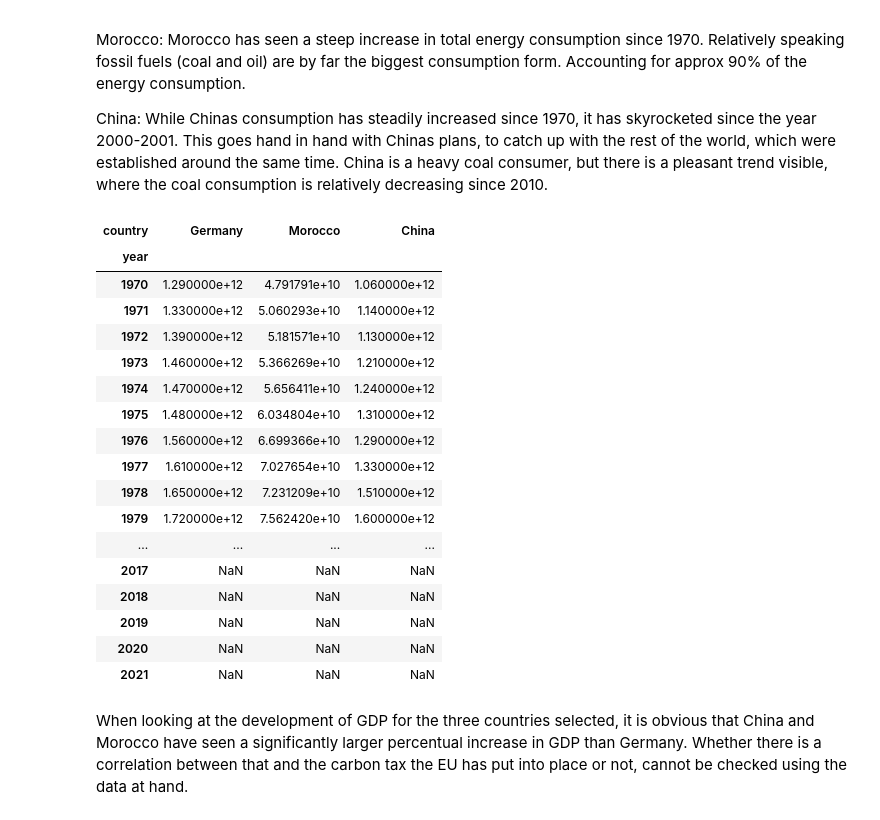
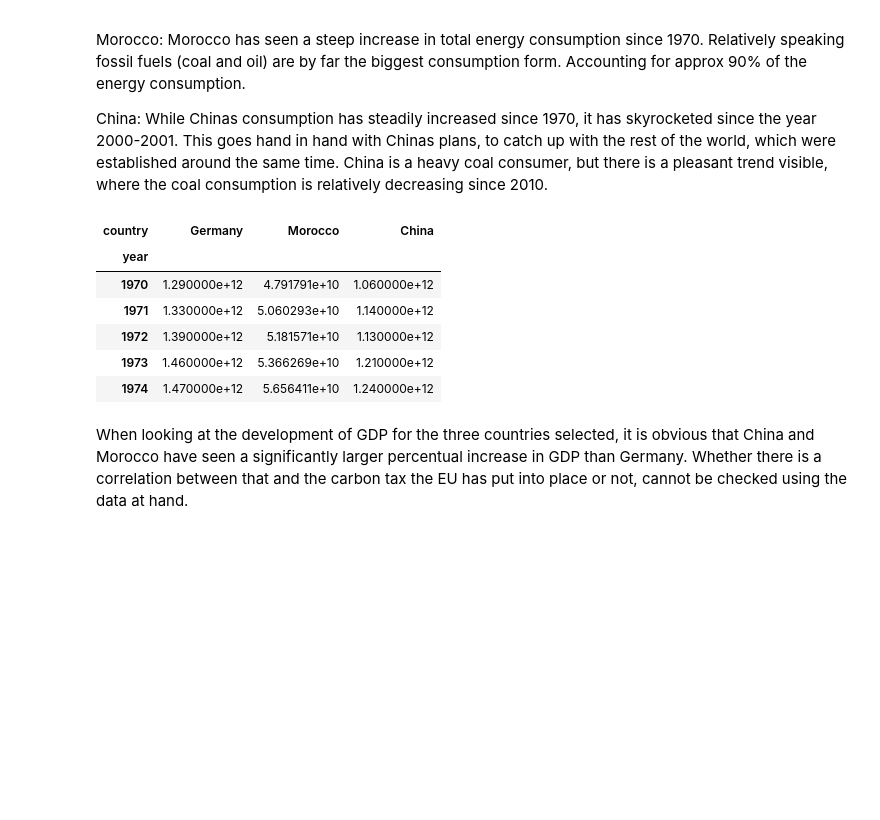
Before and after one commit to mohaeckel/Group_11, a Jupyter notebook: energy_story.ipynb, the cells around one changed output. Cells and saved outputs as stored; diff of their text form; code cells hidden in the pictures; blank space fills up the shorter version.

```diff
--- a/energy_story.ipynb
+++ b/energy_story.ipynb
@@ -504,26 +100,15 @@ Morocco: Morocco has seen a steep increase in total energy consumption since 197
 China: While Chinas consumption has steadily increased since 1970, it has skyrocketed since the year 2000-2001. This goes hand in hand with Chinas plans, to catch up with the rest of the world, which were established around the same time. China is a heavy coal consumer, but there is a pleasant trend visible, where the coal consumption is relatively decreasing since 2010.
 # %%
 #Check GDP evolution for each country you selected. Make a brief analysis for each country.
-demo.gdp_over_years(['Germany', 'Morocco', 'China'])
+demo.gdp_over_years(['Germany', 'Morocco', 'China']).head()
 # %% [output]
 | country | Germany | Morocco | China |
 | year |  |  |  |
 | 1970 | 1.290000e+12 | 4.791791e+10 | 1.060000e+12 |
 | 1971 | 1.330000e+12 | 5.060293e+10 | 1.140000e+12 |
 | 1972 | 1.390000e+12 | 5.181571e+10 | 1.130000e+12 |
 | 1973 | 1.460000e+12 | 5.366269e+10 | 1.210000e+12 |
 | 1974 | 1.470000e+12 | 5.656411e+10 | 1.240000e+12 |
-| 1975 | 1.480000e+12 | 6.034804e+10 | 1.310000e+12 |
-| 1976 | 1.560000e+12 | 6.699366e+10 | 1.290000e+12 |
-| 1977 | 1.610000e+12 | 7.027654e+10 | 1.330000e+12 |
-| 1978 | 1.650000e+12 | 7.231209e+10 | 1.510000e+12 |
-| 1979 | 1.720000e+12 | 7.562420e+10 | 1.600000e+12 |
-| ... | ... | ... | ... |
-| 2017 | NaN | NaN | NaN |
-| 2018 | NaN | NaN | NaN |
-| 2019 | NaN | NaN | NaN |
-| 2020 | NaN | NaN | NaN |
-| 2021 | NaN | NaN | NaN |
 # %% [markdown]
 When looking at the development of GDP for the three countries selected, it is obvious that China and Morocco have seen a significantly larger percentual increase in GDP than Germany. Whether there is a correlation between that and the carbon tax the EU has put into place or not, cannot be checked using the data at hand.
 # %%
```
Also changed, not shown: parts of 18 cells of this notebook, 2 other files.
